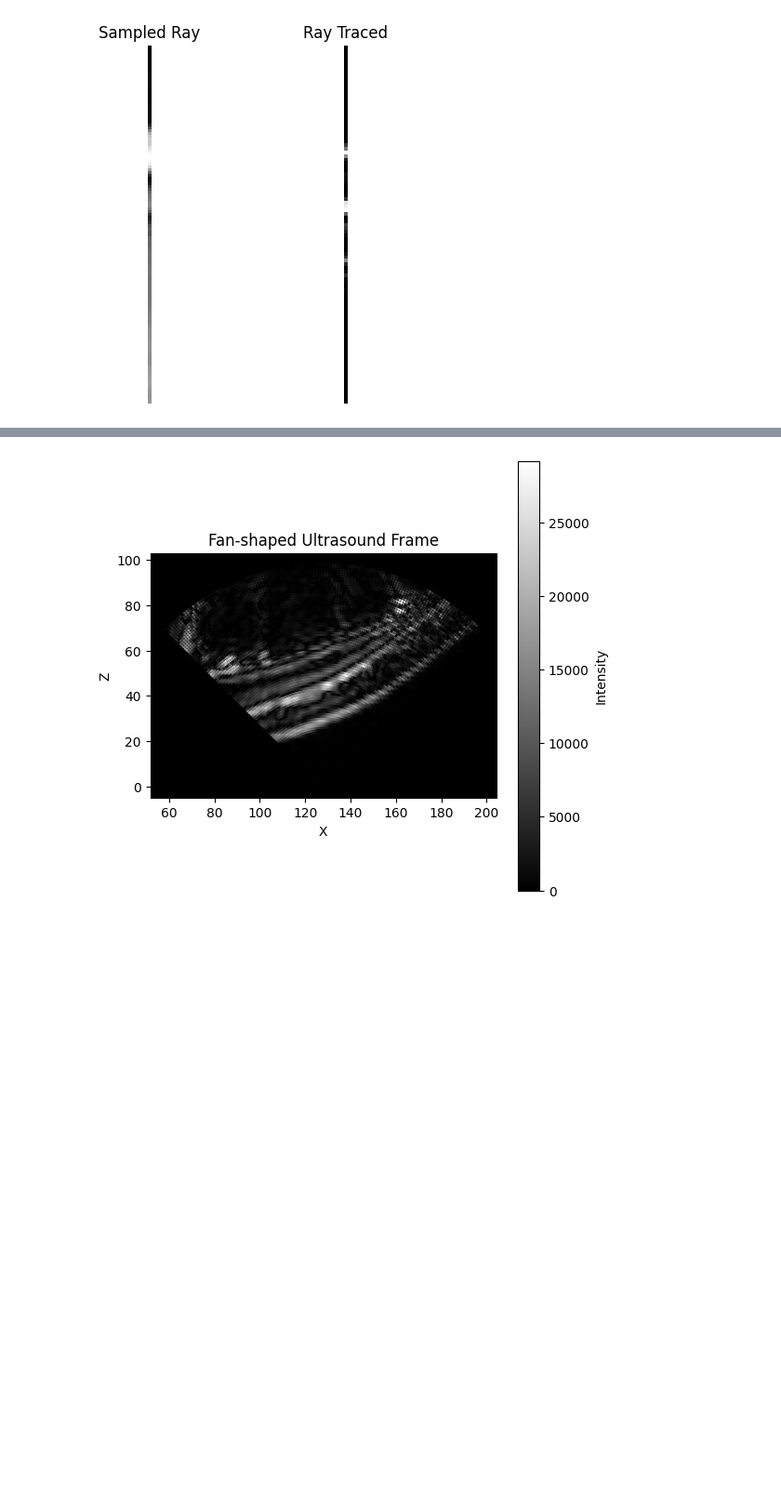
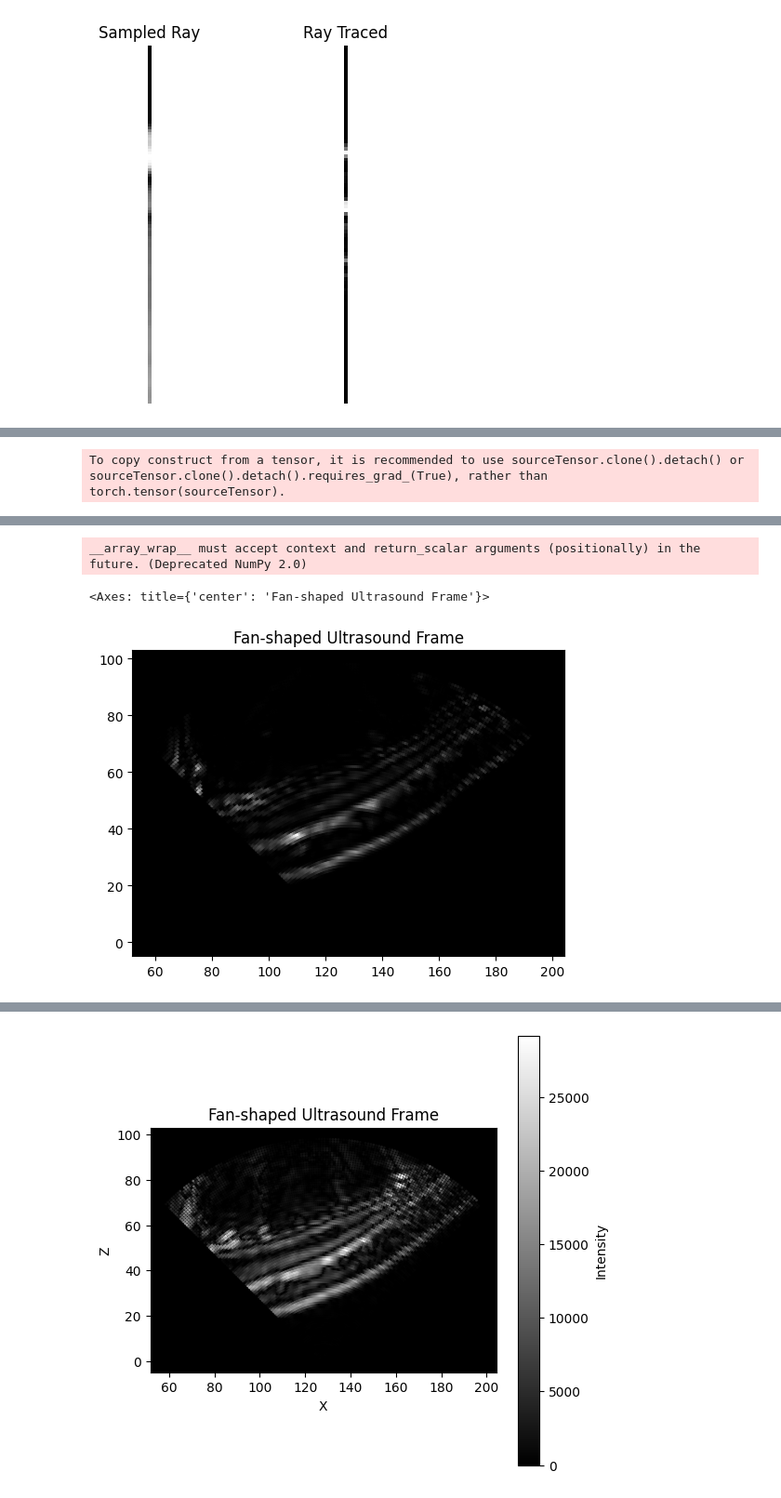
Before and after one commit to gduguey/DiffUS, a Jupyter notebook: notebooks/fxiafixing_voxel_plot.ipynb, the cells around one changed output, grey strips where cells are left out. Shown at 93% size. Saved outputs shown, nothing was run; the diff lists cells and outputs as text; code cells hidden in the pictures; blank space fills up the shorter version.

```diff
--- a/notebooks/fxiafixing_voxel_plot.ipynb
+++ b/notebooks/fxiafixing_voxel_plot.ipynb
@@ -107,7 +108,8 @@ def plot_fan(
     rays: int = 128,
     source: np.ndarray = np.array([128., 128., 0.]),
     ax: plt.Axes = None,
-):
+    time_it : bool = False,
+) -> plt.Axes:
     """
     Plots a simulated ultrasound fan frame.
 
@@ -118,12 +120,21 @@ def plot_fan(
         ax: Matplotlib axis to plot on (optional)
     """
     # 1. Create ray directions (vectorized)
+    if time_it:
+        start_time = time.time()
+        print("Starting simulation...")
+
     thetas = np.radians(np.linspace(-angle, angle, rays))  # shape (rays,)
     directions = np.stack([
         np.sin(thetas),            # x
         np.zeros_like(thetas),     # y
         np.cos(thetas)             # z
     ], axis=-1)                   # shape (rays, 3)
+
+    if time_it:
+        elapsed_time = time.time() - start_time
+        print(f"Simulation took {elapsed_time:.2f} seconds.")
+
 
     # 2. Simulate frame
     sim_framed = UR.simulate_frame(
@@ -132,9 +143,17 @@ def plot_fan(
         directions=torch.tensor(directions, dtype=torch.float32),
     )
 
+    if time_it:
+        elapsed_time = time.time() - start_time
+        print(f"Simulation took {elapsed_time:.2f} seconds.")
+
     # 3. Convert to numpy
     frame_np = sim_framed.detach().cpu().numpy()  # shape (rays, samples)
     n_rays, n_samples = frame_np.shape
+
+    if time_it:
+        elapsed_time = time.time() - start_time
+        print(f"Simulation took {elapsed_time:.2f} seconds.")
 
     # 4. Compute points for each ray and distance (vectorized)
     ray_indices = np.arange(n_samples)  # (samples,)
@@ -142,6 +161,10 @@ def plot_fan(
         np.sin(thetas),
         np.cos(thetas)
     ], axis=1)  # shape (rays, 2) for (x, z) directions only
+
+    if time_it:
+        elapsed_time = time.time() - start_time
+        print(f"Simulation took {elapsed_time:.2f} seconds.")
 
     # Expand to (rays, samples, 2)
     directions_xz = directions_xz[:, None, :]    # (rays, 1, 2)
@@ -158,9 +181,12 @@ def plot_fan(
         print("No axis provided, creating a new one.")
         fig, ax = plt.subplots(figsize=(6, 6))
 
-    ax.scatter(x_coords, z_coords, c=intensities, cmap='gray', s=1)
+    ax.scatter(x_coords, z_coords, c=intensities, cmap='gray', s=2)
     ax.set_facecolor('black')
     ax.set_title("Fan-shaped Ultrasound Frame")
     ax.set_aspect('equal')
 
     return ax
+
+plot_fan(angle=45, rays=150, source=torch.tensor([128., 90.,0.]))
+# %% [output]
@@ -166,0 +195 @@ def plot_fan(
+To copy construct from a tensor, it is recommended to use sourceTensor.clone().detach() or sourceTensor.clone().detach().requires_grad_(True), rather than torch.tensor(sourceTensor).
@@ -167,3 +200,6 @@ def plot_fan(
+__array_wrap__ must accept context and return_scalar arguments (positionally) in the future. (Deprecated NumPy 2.0)
+<Axes: title={'center': 'Fan-shaped Ultrasound Frame'}>
+[figure, added]
 # %%
 fig, ax = plt.subplots(1, 3, figsize=(15, 10))
 plot_fan(angle=45, rays=150, source=torch.tensor([128., 90.,0.]), ax=ax[0])
```
Also changed, not shown: parts of 13 cells of this notebook, 1 other file.
